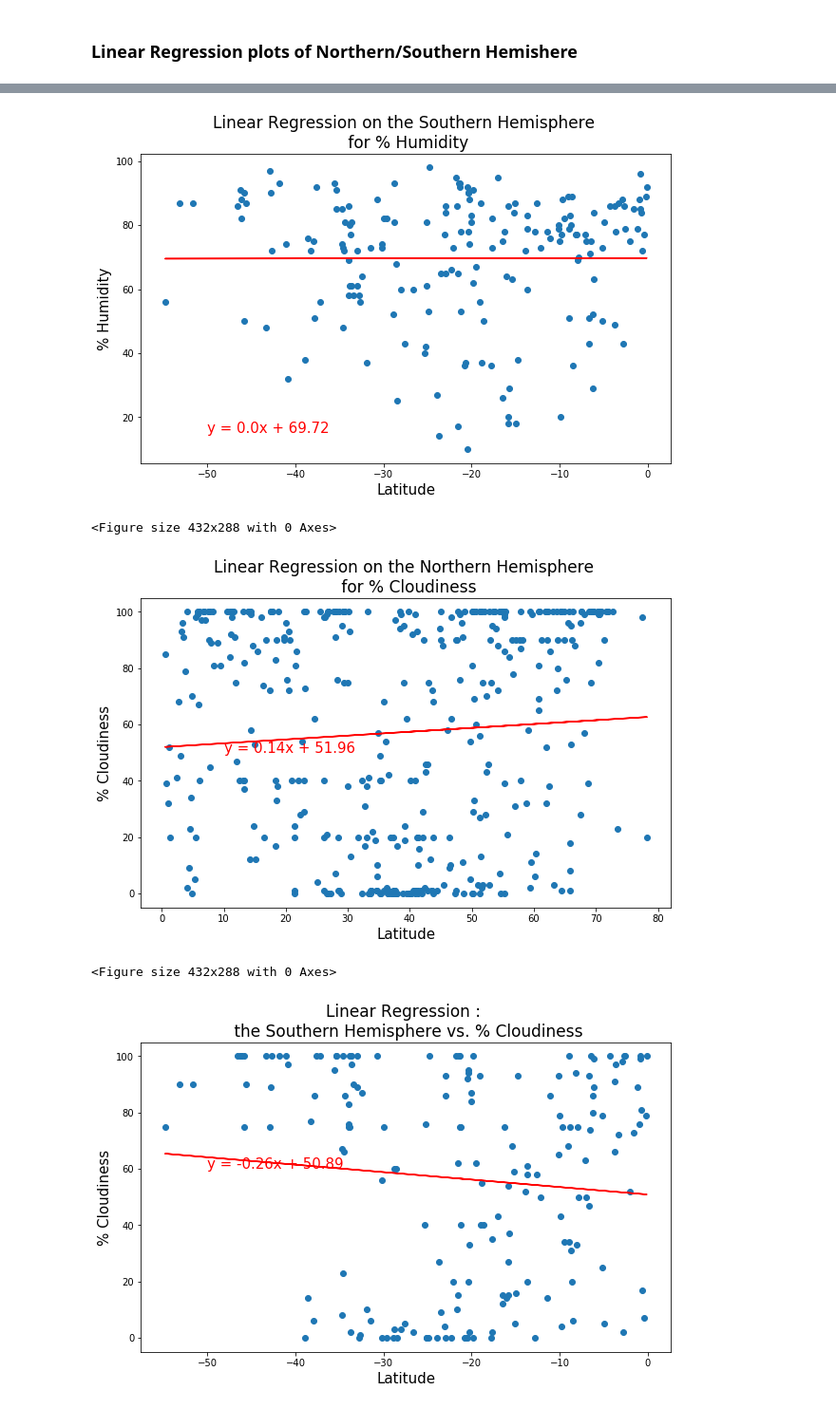
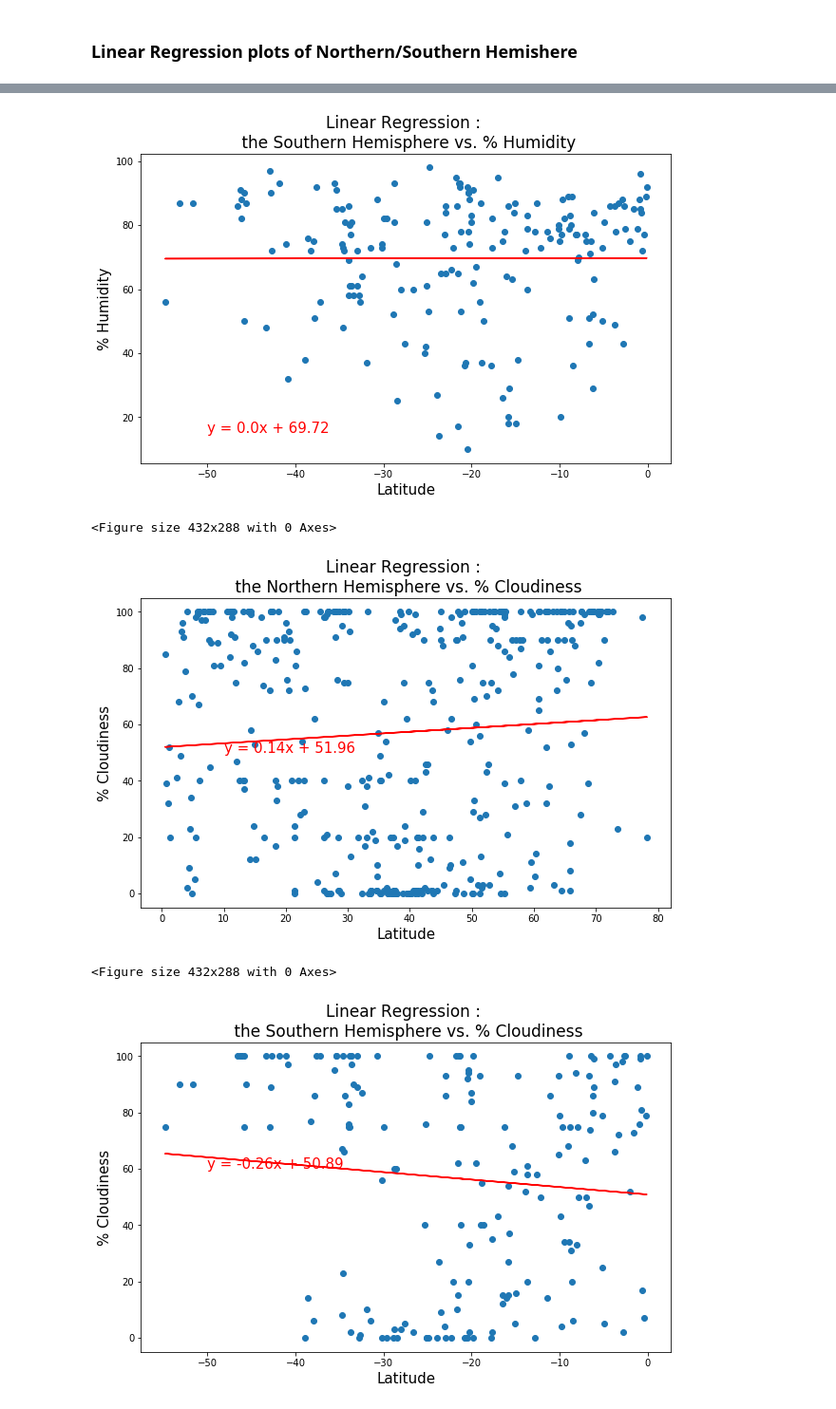
Before and after one commit to Juuune/World_Weather_Analysis, a Jupyter notebook: WeatherAnalysis/WorldWeather_Regression.ipynb, the cells around one changed output, grey strips where cells are left out. Shown: that part at 95% size. Cells and saved outputs as stored; diff of their text form; code cells hidden in the pictures.

```diff
--- a/WeatherAnalysis/WorldWeather_Regression.ipynb
+++ b/WeatherAnalysis/WorldWeather_Regression.ipynb
@@ -198,25 +198,25 @@ x_values = southern_hemi_df["Lat"]
 y_values = southern_hemi_df["Humidity"]
 # Call the function.
 plot_linear_regression(x_values, y_values,
-                       'Linear Regression on the Southern Hemisphere \n for % Humidity',
+                       'Linear Regression : \n the Southern Hemisphere vs. % Humidity',
                        '% Humidity',(-50,15))
 # Save the fugure
 plt.savefig("../image/RegressionHumSouth.png")
 # %% [output]
-[figure, old version]
+[figure, new version]
 <Figure size 432x288 with 0 Axes>
 # %%
 # Linear regression on the Northern Hemisphere
 x_values = northern_hemi_df["Lat"]
 y_values = northern_hemi_df["Cloudiness"]
 # Call the function.
 plot_linear_regression(x_values, y_values,
-                       'Linear Regression : \n the Northern Hemisphere \n for % Cloudiness',
+                       'Linear Regression : \n the Northern Hemisphere vs. % Cloudiness',
                        '% Cloudiness',(10,50))
 # Save the fugure
 plt.savefig("../image/RegressionCloudNorth.png")
 # %% [output]
-[figure, old version]
+[figure, new version]
 <Figure size 432x288 with 0 Axes>
 # %%
 # Linear regression on the Southern Hemisphere
```
Also changed, not shown: parts of 6 cells of this notebook, 19 other files.
